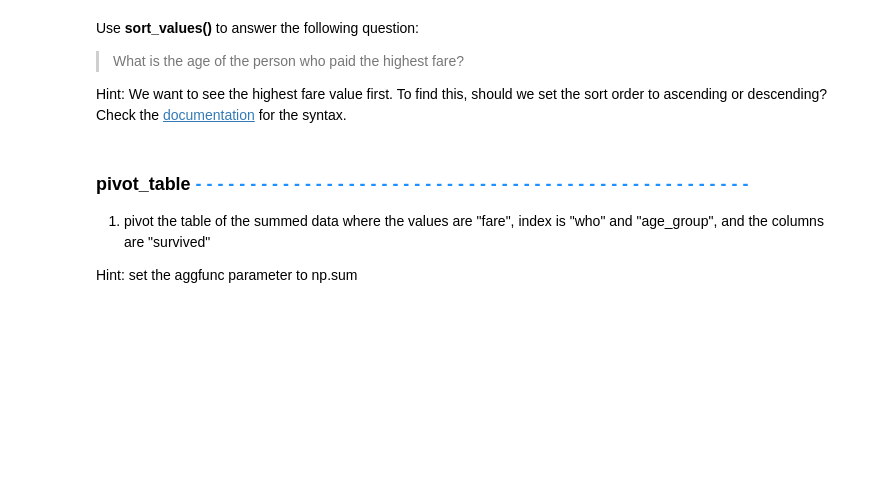
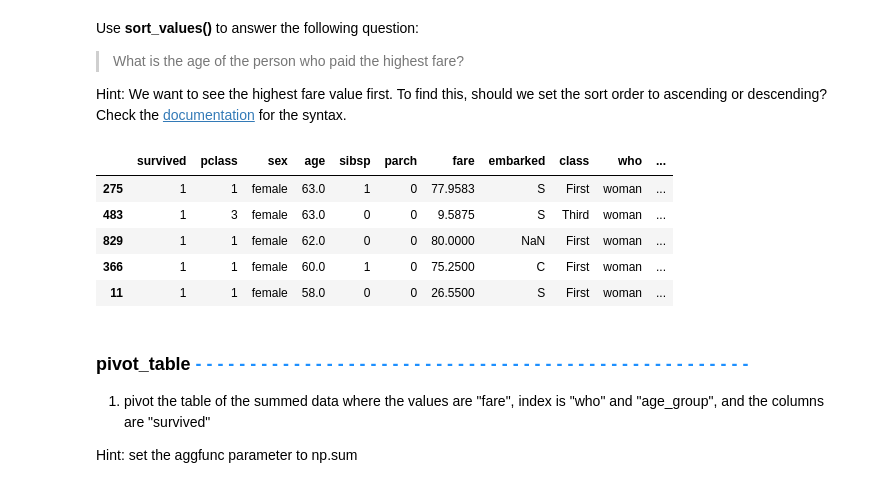
Before and after one commit to alexburchardt/data-analysis-projects, a Jupyter notebook: data-manipulation/exercises/DataManipulationWorkbook.ipynb, the cells around one changed output. Saved outputs shown, nothing was run; the diff lists cells and outputs as text; code cells hidden in the pictures; blank space fills up the shorter version.

```diff
--- a/data-manipulation/exercises/DataManipulationWorkbook.ipynb
+++ b/data-manipulation/exercises/DataManipulationWorkbook.ipynb
@@ -301,5 +327,6 @@ In the box below:
 1. Create a new column by manipulating the values of an existing column.  Specifically, create a new column, "fare_2021" that allows us to compare the cost of fare in pounds back in 1912 to 2021.  [This website](https://www.in2013dollars.com/uk/inflation/1912) can help you find the 2021 fare amount.
 # %%
 # Code your new "fare_2021" column here:
-
+data["fare_2021"] = (data["fare"] * 119.25)
 # Run the head of your table to see your new column:
+data.head()
@@ -309,3 +343,5 @@ In the box below:
 Replace the string-based "yes","no" values in the "alive" column using booleans, replacing "yes" values with True and "no" values with False.
 # %%
 # Code your updated values here:
+data["alive"]=data["alive"].replace({"yes":True,"no":False})
+data.head()
@@ -326,2 +387,23 @@ Sometimes you might want to create a new column based on combining multiple colu
 # %%
 # Code the new "age_group" column function here:
+def age_group(series):
+    if series <20:
+        return "0-19 years"
+    elif 20 <= series < 30:
+        return "20-29 years"
+    elif 30 <= series<40:
+        return "30-39 years"
+    elif 40 <= series < 50:
+        return "40-49 years"
+    elif 50 <= series < 60:
+        return "50-59 years"
+    elif 60 <= series < 70:
+        return "60-69 years"
+    elif 70 <= series < 80:
+        return "70-79 years"
+    elif 80 <= series <90:
+        return "80-89 years"
+    else:
+        return "doesn't exist"
+data["age group"]=data["age"].apply(age_group)
+data.head()
@@ -340,9 +429,18 @@ Use **sort_values()** to answer the following question:
 Hint: We want to see the highest fare value first. To find this, should we set the sort order to ascending or descending?  Check the [documentation](https://pandas.pydata.org/docs/reference/api/pandas.DataFrame.sort_values.html?highlight=sort_values#pandas.DataFrame.sort_values) for the syntax.
 # %%
 # Code your sort_values here:
+sort_data=data.sort_values(by=["who","age"], ascending=False)
 
 
 # Run your table here:
+sort_data.head()
+# %% [output]
+|  | survived | pclass | sex | age | sibsp | parch | fare | embarked | class | who | ... |
+| 275 | 1 | 1 | female | 63.0 | 1 | 0 | 77.9583 | S | First | woman | ... |
+| 483 | 1 | 3 | female | 63.0 | 0 | 0 | 9.5875 | S | Third | woman | ... |
+| 829 | 1 | 1 | female | 62.0 | 0 | 0 | 80.0000 | NaN | First | woman | ... |
+| 366 | 1 | 1 | female | 60.0 | 1 | 0 | 75.2500 | C | First | woman | ... |
+| 11 | 1 | 1 | female | 58.0 | 0 | 0 | 26.5500 | S | First | woman | ... |
 # %% [markdown]
 ### pivot_table <span style="color:dodgerblue;"> - - - - - - - - - - - - - - - - - - - - - - - - - - - - - - - - - - - - - - - - - - - - - - - - - - - </span>
 1. pivot the table of the summed data where the values are "fare", index is "who" and "age_group", and the columns are "survived"
```
Also changed, not shown: parts of 16 cells of this notebook, 9 other files.
